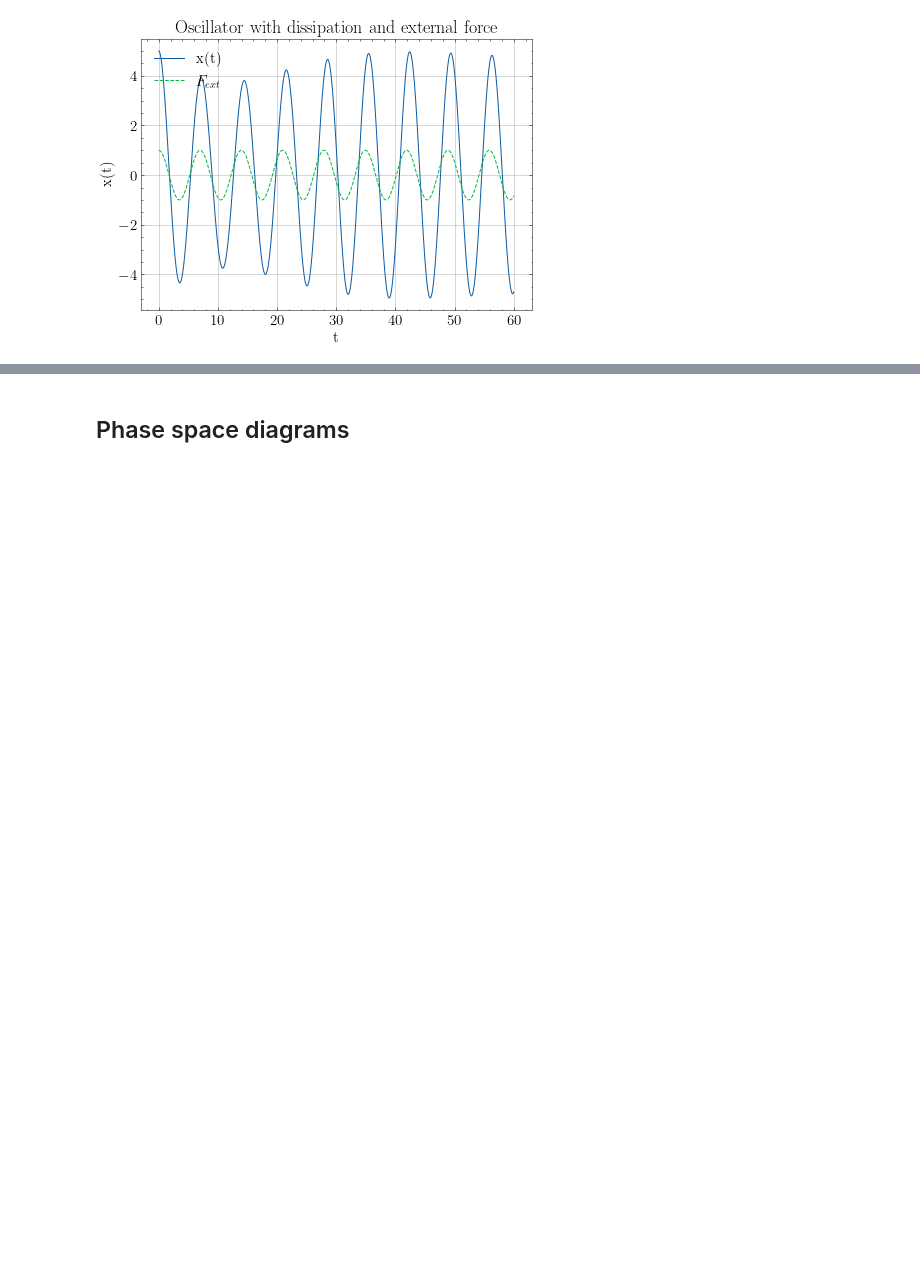
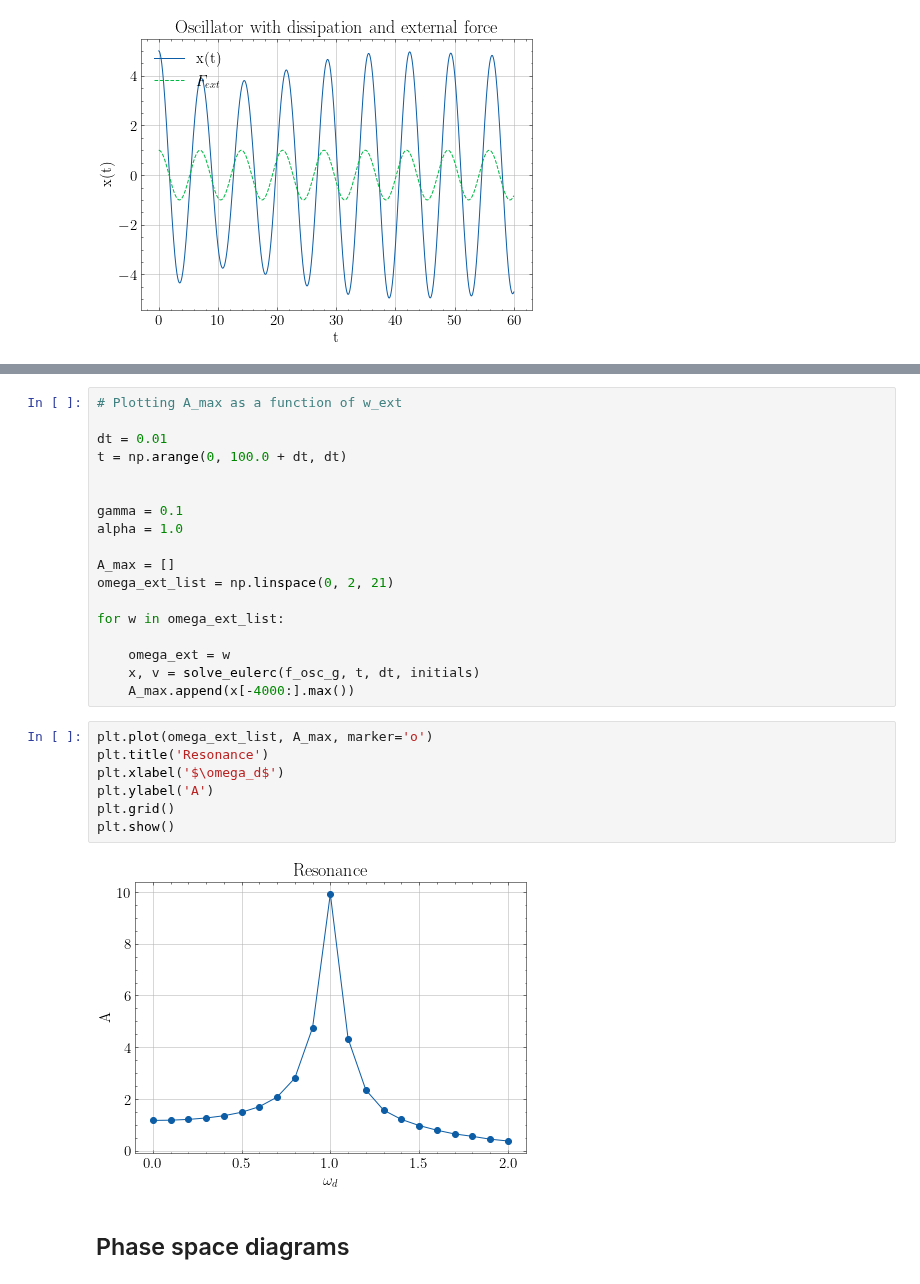
Before and after one commit to franklinzppa/fisica-computacional, a Jupyter notebook: week3.ipynb, the cells around one changed output, grey strips where cells are left out. Drawn from its saved outputs; the diff is of its cells as text; blank space fills up the shorter version.

Commit message:
added resonance to week3

```diff
--- a/week3.ipynb
+++ b/week3.ipynb
@@ -341,3 +341,30 @@ plt.show()
+# %%
+# Plotting A_max as a function of w_ext
+
+dt = 0.01
+t = np.arange(0, 100.0 + dt, dt)
+
+
+gamma = 0.1
+alpha = 1.0
+
+A_max = []
+omega_ext_list = np.linspace(0, 2, 21)
+
+for w in omega_ext_list:
+
+    omega_ext = w
+    x, v = solve_eulerc(f_osc_g, t, dt, initials)
+    A_max.append(x[-4000:].max())
+# %%
+plt.plot(omega_ext_list, A_max, marker='o')
+plt.title('Resonance')
+plt.xlabel('$\omega_d$')
+plt.ylabel('A')
+plt.grid()
+plt.show()
+# %% [output]
+[figure, added]
 # %% [markdown]
 ## Phase space diagrams
 # %%
```
Also changed, not shown: parts of 5 cells of this notebook, 1 other file.
